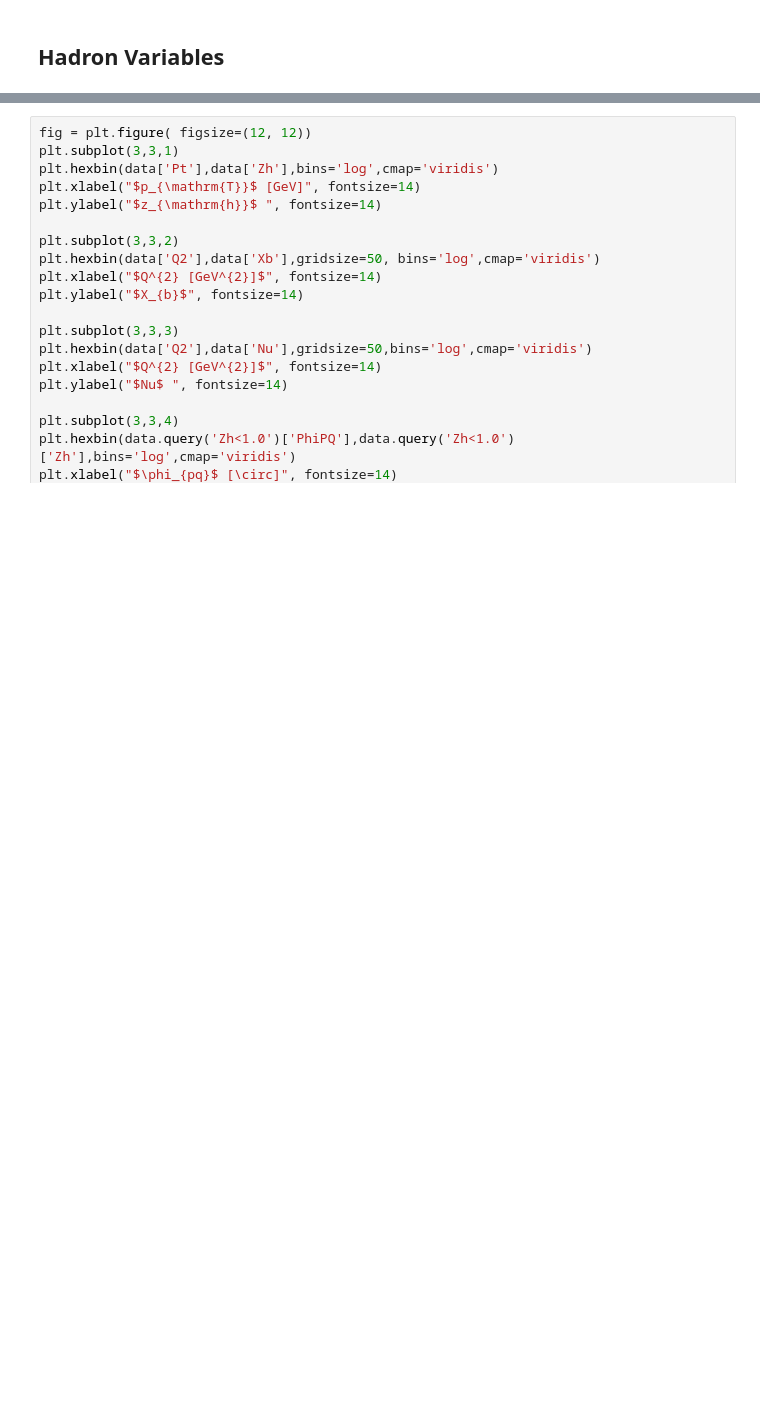
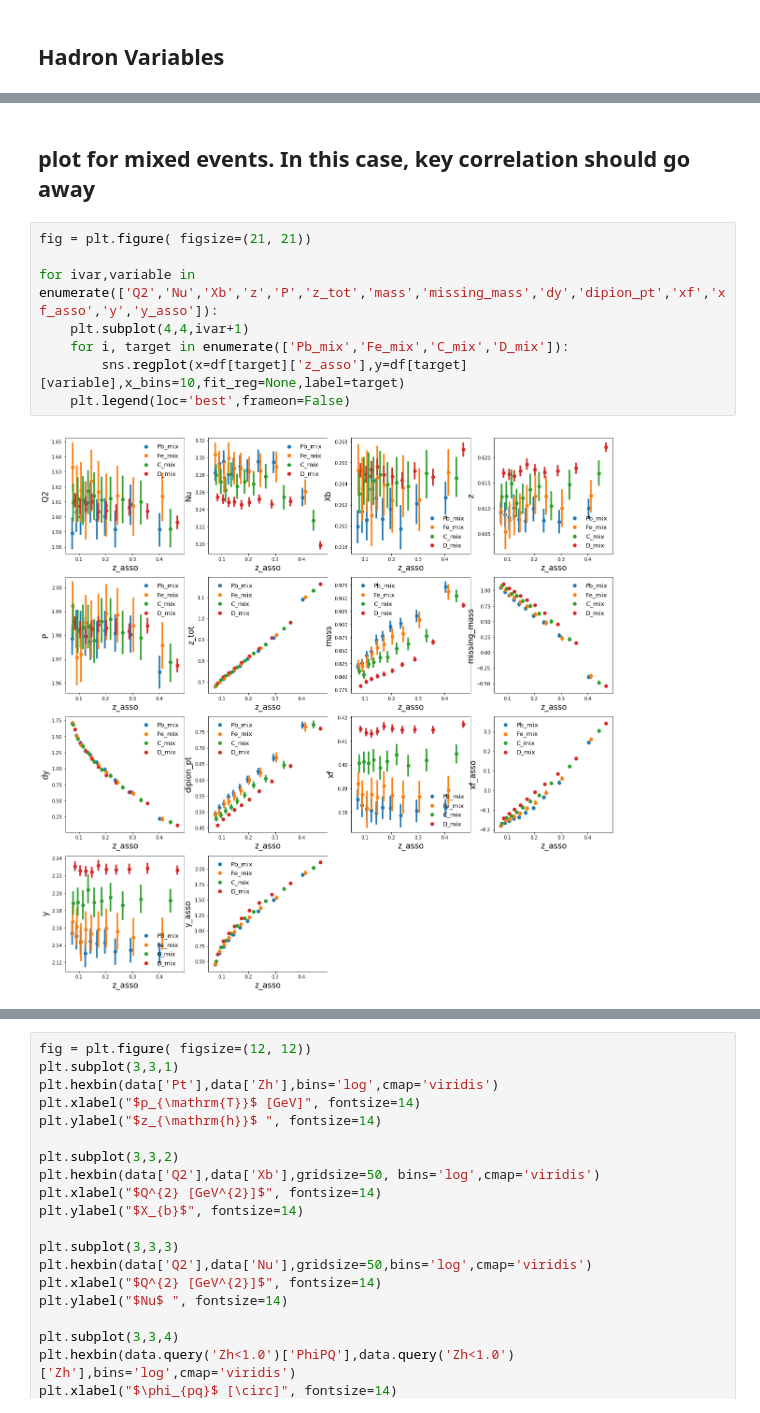
Before and after one commit to miguelignacio/eg2dihadron, a Jupyter notebook: GeneralDistributions.ipynb, the cells around one changed output, grey strips where cells are left out. Drawn from its saved outputs; the diff is of its cells as text; blank space fills up the shorter version.

```diff
--- a/GeneralDistributions.ipynb
+++ b/GeneralDistributions.ipynb
@@ -242,0 +289,12 @@ def plotHadronVariables(df):
+# %% [markdown]
+## plot for mixed events. In this case, key correlation should go away
+# %%
+fig = plt.figure( figsize=(21, 21))
+
+for ivar,variable in enumerate(['Q2','Nu','Xb','z','P','z_tot','mass','missing_mass','dy','dipion_pt','xf','xf_asso','y','y_asso']):
+    plt.subplot(4,4,ivar+1)
+    for i, target in enumerate(['Pb_mix','Fe_mix','C_mix','D_mix']):
+        sns.regplot(x=df[target]['z_asso'],y=df[target][variable],x_bins=10,fit_reg=None,label=target)
+    plt.legend(loc='best',frameon=False)
+# %% [output]
+[figure, added]
```
Also changed, not shown: parts of 23 cells of this notebook.
